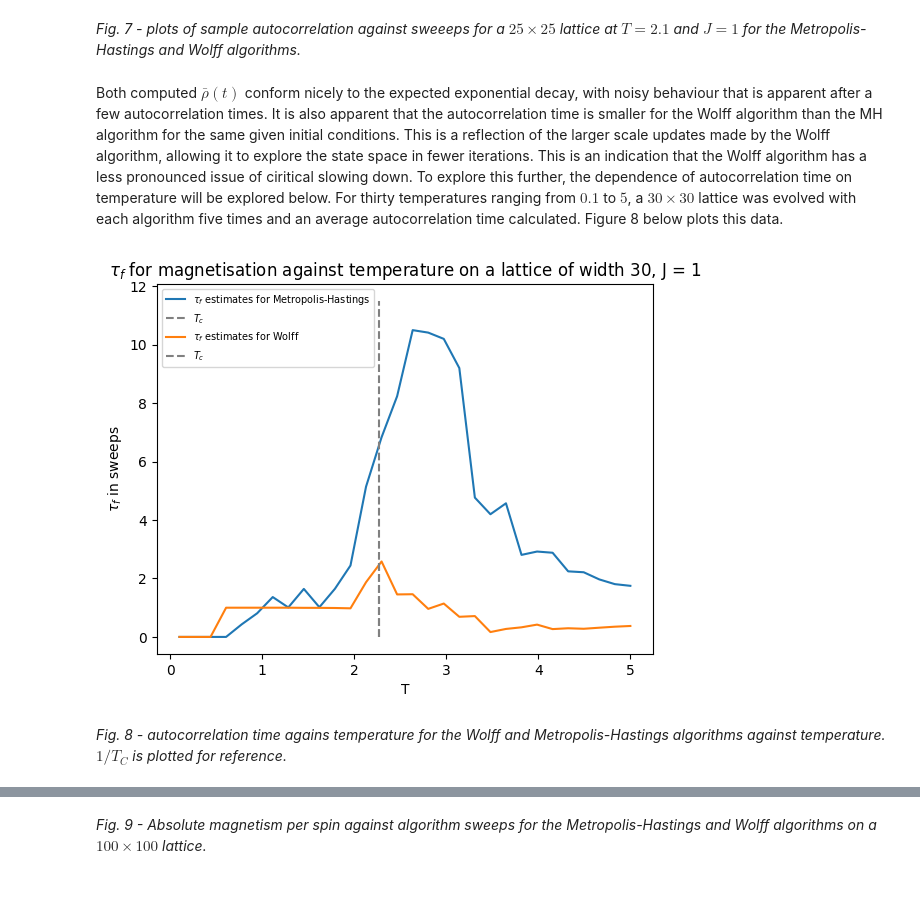
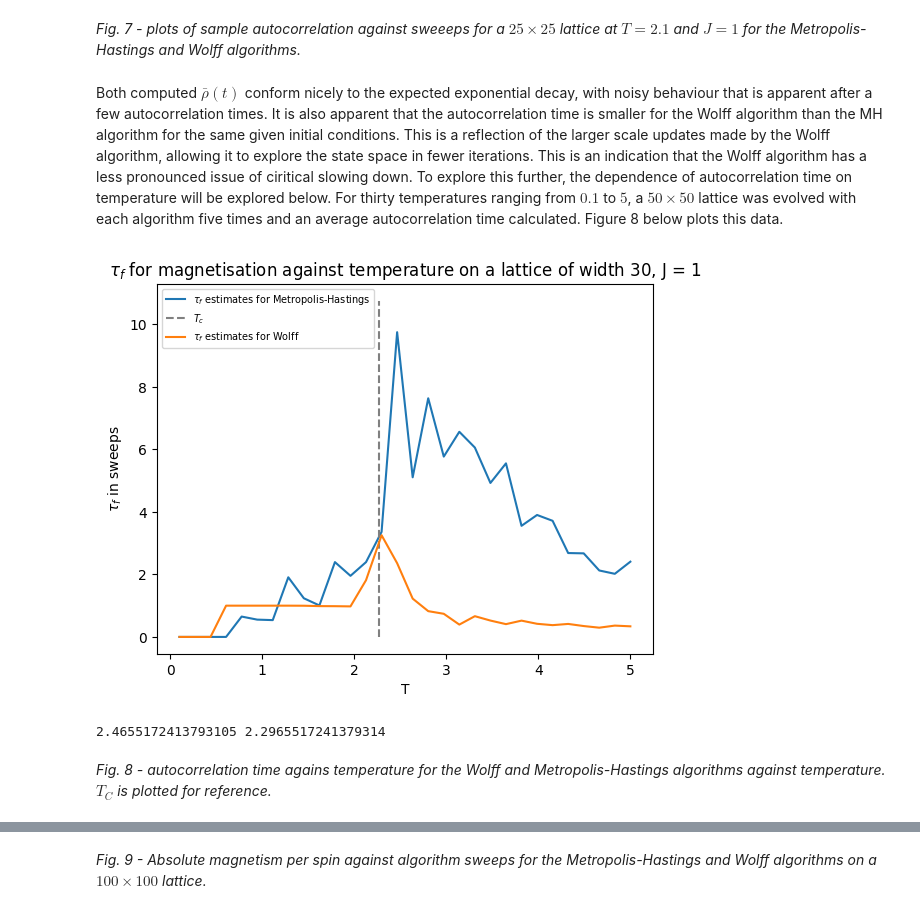
Before and after one commit to Part-II-Computational-Physics/cluster-algorithms-for-monte-carlo-jbd29, a Jupyter notebook: Report.ipynb, the cells around one changed output, grey strips where cells are left out. Drawn from its saved outputs; the diff is of its cells as text; code cells hidden in the pictures.

```diff
--- a/Report.ipynb
+++ b/Report.ipynb
@@ -563,31 +413,32 @@ np.save('Wolff_auto_corr_evolution_sweeps_tau_f.npy', sweeps_tau_f)
 # %% [markdown]
-Both computed $\bar\rho(t)$ conform nicely to the expected exponential decay, with noisy behaviour that is apparent after a few autocorrelation times. It is also apparent that the autocorrelation time is smaller for the Wolff algorithm than the MH algorithm for the same given initial conditions. This is a reflection of the larger scale updates made by the Wolff algorithm, allowing it to explore the state space in fewer iterations. This is an indication that the Wolff algorithm has a less pronounced issue of ciritical slowing down. To explore this further, the dependence of autocorrelation time on temperature will be explored below. For thirty temperatures ranging from $0.1$ to $5$, a $30 \times 30$ lattice was evolved with each algorithm five times and an average autocorrelation time calculated. Figure 8 below plots this data.
+Both computed $\bar\rho(t)$ conform nicely to the expected exponential decay, with noisy behaviour that is apparent after a few autocorrelation times. It is also apparent that the autocorrelation time is smaller for the Wolff algorithm than the MH algorithm for the same given initial conditions. This is a reflection of the larger scale updates made by the Wolff algorithm, allowing it to explore the state space in fewer iterations. This is an indication that the Wolff algorithm has a less pronounced issue of ciritical slowing down. To explore this further, the dependence of autocorrelation time on temperature will be explored below. For thirty temperatures ranging from $0.1$ to $5$, a $50 \times 50$ lattice was evolved with each algorithm five times and an average autocorrelation time calculated. Figure 8 below plots this data.
 # %%
 
 autocorr_times_MH = np.load('MH_autocorrelation_against_T.npy')
 Ts = np.linspace(0.1,5,30)
 # plot the data:
 plt.plot(Ts,autocorr_times_MH, label = r'$\tau_f$ estimates for Metropolis-Hastings')
 # mark T_c:
 plt.plot(np.full((10,1),T_c),np.linspace(0,np.max(autocorr_times_MH)+1,10), color = 'gray', linestyle = '--', label = r'$T_c$')
 plt.xticks([0,1,2,3,4,5])
-plt.title(r'$\tau_f$ for magnetisation against temperature on a lattice of width 30, J = 1')
+plt.title(r'$\tau_f$ for magnetisation against temperature on a lattice of width 50, J = 1')
 
 autocorr_times_Wolff = np.load('Wolff_autocorrelation_against_T.npy')
 plt.plot(Ts,autocorr_times_Wolff, label = r'$\tau_f$ estimates for Wolff')
-plt.plot(np.full((2,1),T_c),np.linspace(0,np.max(autocorr_times_Wolff),2), linestyle = '--', color = 'gray', label = r'$T_c$')
 plt.xticks([0,1,2,3,4,5])
 plt.ylabel(r'$\tau_f$ in sweeps')
 plt.xlabel('T')
 plt.legend(loc = 'upper left', fontsize = 7)
 plt.show()
+
 T_c_Wolff = Ts[np.where(autocorr_times_Wolff == np.max(autocorr_times_Wolff))[0][0]]
-
 T_c_MH = Ts[np.where(autocorr_times_MH == np.max(autocorr_times_MH))[0][0]]
+print(T_c_MH, T_c_Wolff)
 # %% [output]
-[figure, old version]
+[figure, new version]
+2.4655172413793105 2.2965517241379314
 # %% [markdown]
-*Fig. 8 - autocorrelation time agains temperature for the Wolff and Metropolis-Hastings algorithms against temperature. $1/T_C$ is plotted for reference.*
+*Fig. 8 - autocorrelation time agains temperature for the Wolff and Metropolis-Hastings algorithms against temperature. $T_C$ is plotted for reference.*
 # %%
 ### Slow ###
 
```
Also changed, not shown: parts of 35 cells of this notebook.
